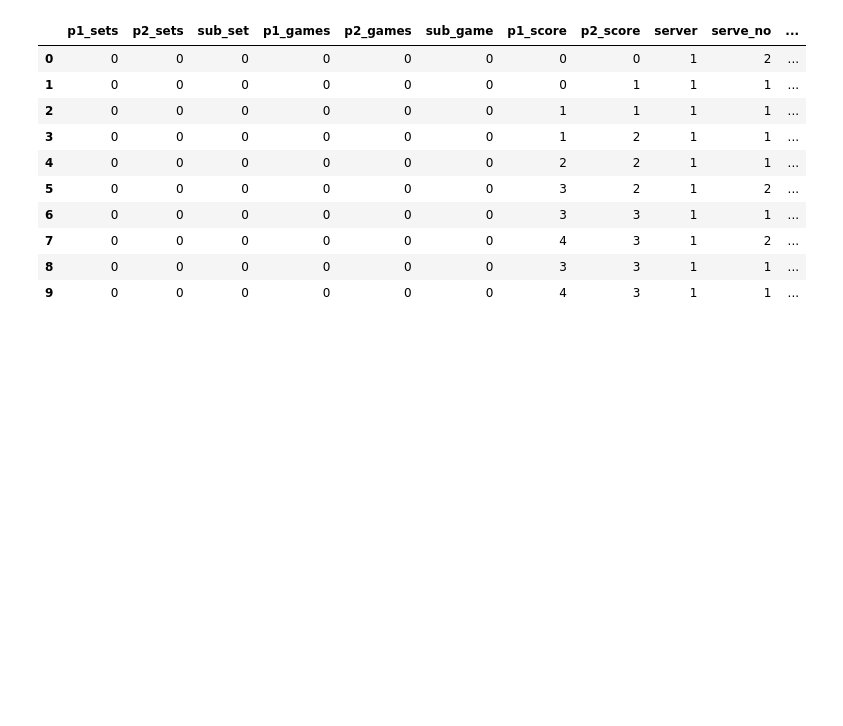
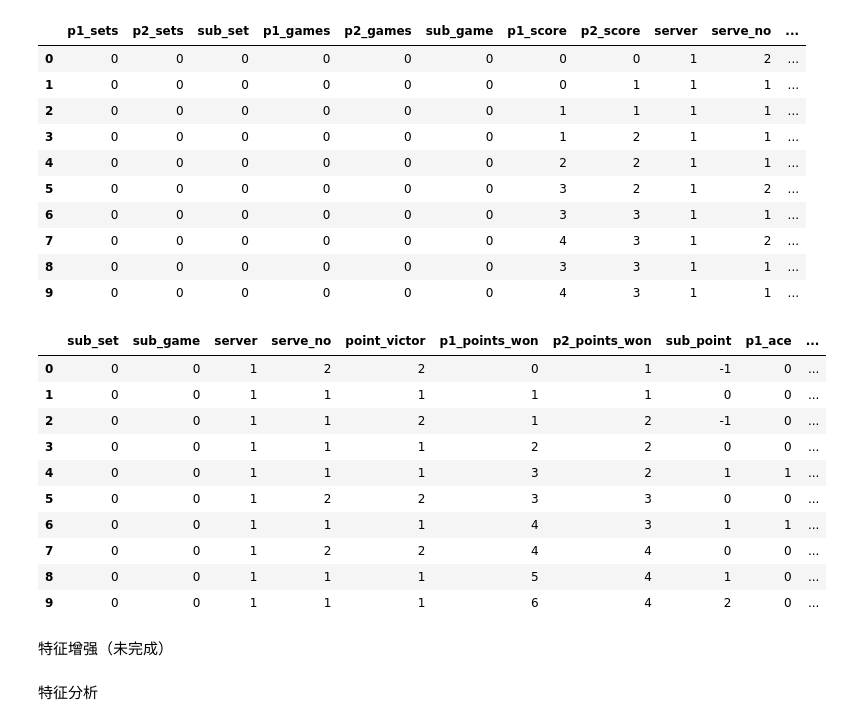
Before and after one commit to UsanoCoCr/tennis24, a Jupyter notebook: dataset.ipynb, the cells around one changed output. Drawn from its saved outputs; the diff is of its cells as text; code cells hidden in the pictures; blank space fills up the shorter version.

```diff
--- a/dataset.ipynb
+++ b/dataset.ipynb
@@ -93,0 +92,24 @@ train.head(10)
+# %%
+# 删除p1_sets p2_sets p1_games p2_games p1_score p2_score
+train = train.drop(['p1_sets', 'p2_sets', 'p1_games', 'p2_games', 'p1_score', 'p2_score'], axis=1)
+
+# 新建一个csv文件保存处理后的数据
+train.to_csv('./data/Wimbledon_washed_features.csv', index=False)
+
+train.head(10)
+# %% [output]
+|  | sub_set | sub_game | server | serve_no | point_victor | p1_points_won | p2_points_won | sub_point | p1_ace | ... |
+| 0 | 0 | 0 | 1 | 2 | 2 | 0 | 1 | -1 | 0 | ... |
+| 1 | 0 | 0 | 1 | 1 | 1 | 1 | 1 | 0 | 0 | ... |
+| 2 | 0 | 0 | 1 | 1 | 2 | 1 | 2 | -1 | 0 | ... |
+| 3 | 0 | 0 | 1 | 1 | 1 | 2 | 2 | 0 | 0 | ... |
+| 4 | 0 | 0 | 1 | 1 | 1 | 3 | 2 | 1 | 1 | ... |
+| 5 | 0 | 0 | 1 | 2 | 2 | 3 | 3 | 0 | 0 | ... |
+| 6 | 0 | 0 | 1 | 1 | 1 | 4 | 3 | 1 | 1 | ... |
+| 7 | 0 | 0 | 1 | 2 | 2 | 4 | 4 | 0 | 0 | ... |
+| 8 | 0 | 0 | 1 | 1 | 1 | 5 | 4 | 1 | 0 | ... |
+| 9 | 0 | 0 | 1 | 1 | 1 | 6 | 4 | 2 | 0 | ... |
+# %% [markdown]
+特征增强（未完成）
+# %% [markdown]
+特征分析
```
Also changed, not shown: parts of 11 cells of this notebook, 4 other files.
